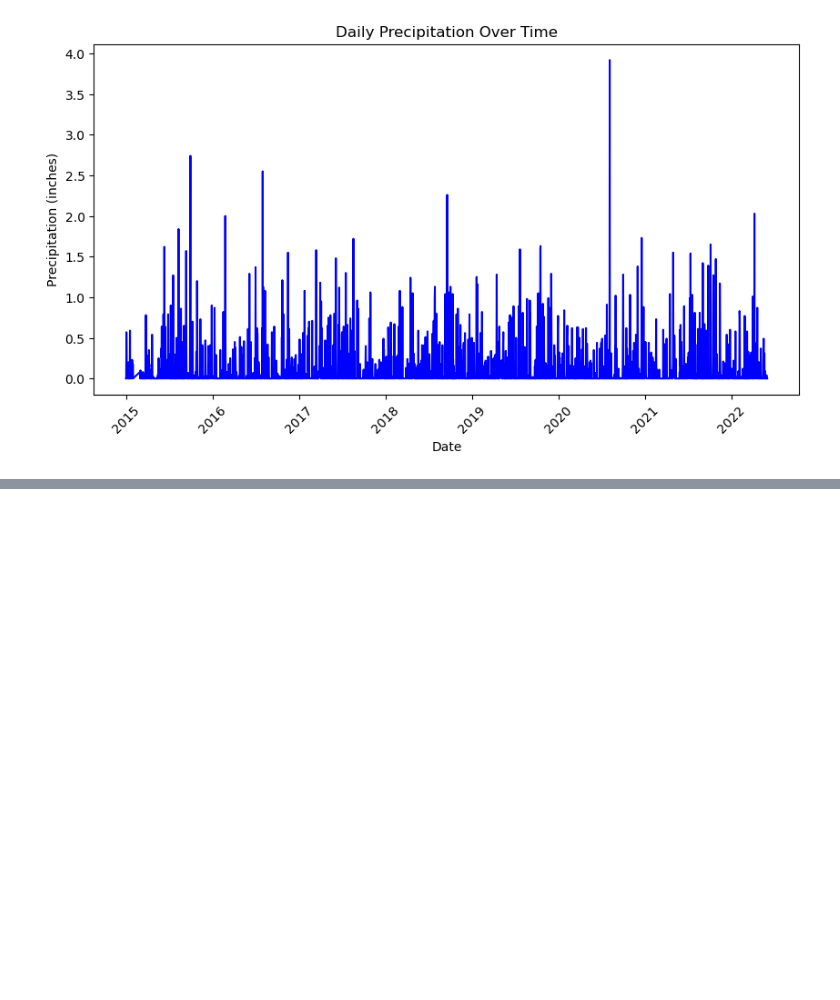
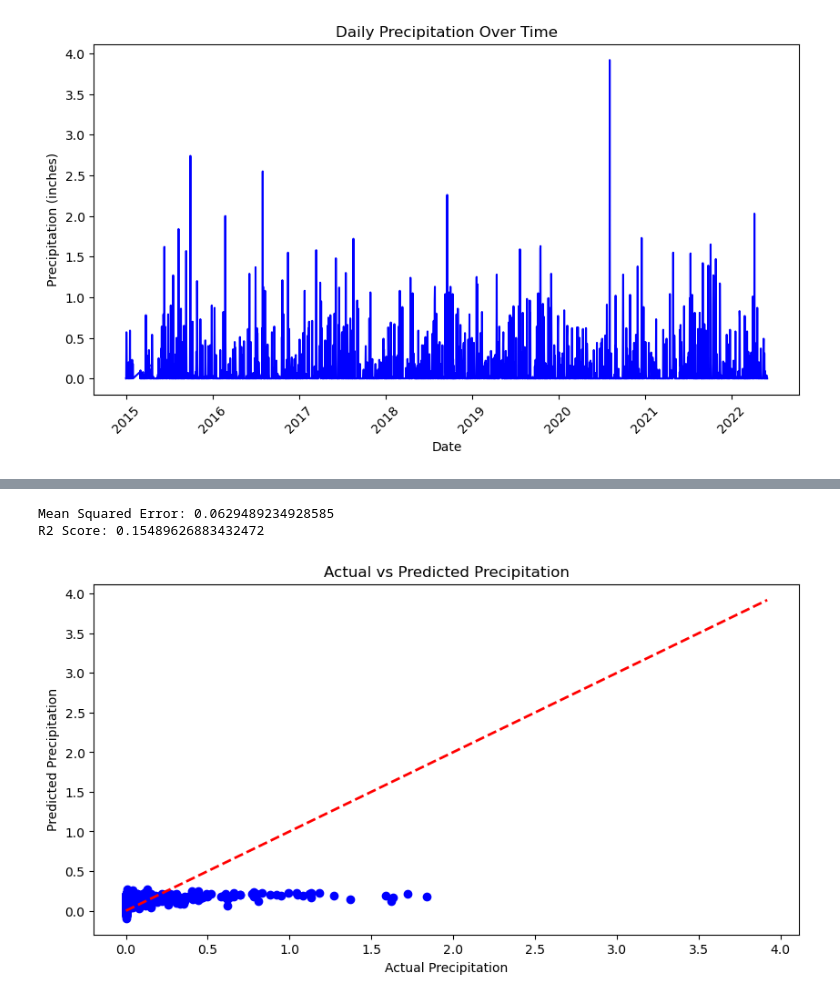
Before and after one commit to andeka04/Anderson_Becker_PrecipitationPrediction, a Jupyter notebook: EDA.ipynb, the cells around one changed output, grey strips where cells are left out. Cells and saved outputs as stored; diff of their text form; code cells hidden in the pictures; blank space fills up the shorter version.

```diff
--- a/EDA.ipynb
+++ b/EDA.ipynb
@@ -54,0 +85,43 @@ plt.show()
+# %%
+#Running a linear regression on the data
+#Splitting the data into features and target variable (target is DailyPercipitation)
+#in our features we will use DailyAverageHumidity, DailyAverageWetBulbTemperature, DailyMinimumDryBulbTemperature
+X = weather.drop(columns=['DailyPrecipitation', 'DATE', 'WindEquipmentChangeDate'])
+y = weather['DailyPrecipitation']
+# %%
+#Scaling our date
+scaler = StandardScaler()
+X_scaled = scaler.fit_transform(X)
+# %%
+#Split the data
+X_train, X_test, y_train, y_test = train_test_split(X_scaled, y, test_size=0.2, random_state=42)
+
+#Create the ElasticNet model
+model = ElasticNet(alpha=0.1, l1_ratio=0.5)
+
+#Fit the model
+model.fit(X_train, y_train)
+
+#Predict on test data
+y_pred = model.predict(X_test)
+
+#Evaluate the model performance
+mse = mean_squared_error(y_test, y_pred)
+r2 = r2_score(y_test, y_pred)
+
+print('Mean Squared Error:', mse)
+print('R2 Score:', r2)
+# %% [output]
+Mean Squared Error: 0.0629489234928585
+R2 Score: 0.15489626883432472
+# %%
+#Creating a scatter plot (y-train vs y-pred)
+plt.figure(figsize=(10, 5))
+plt.scatter(y_test, y_pred, color='blue')
+plt.title('Actual vs Predicted Precipitation')
+plt.xlabel('Actual Precipitation')
+plt.ylabel('Predicted Precipitation')
+plt.plot([y.min(), y.max()], [y.min(), y.max()], 'r--', lw=2)
+plt.show()
+# %% [output]
+[figure, added]
```
Also changed, not shown: parts of 17 cells of this notebook.
